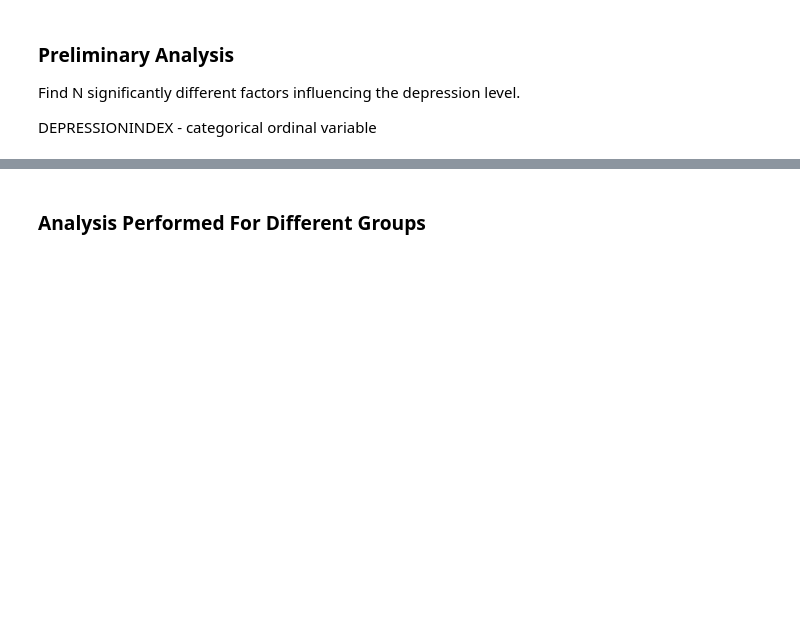
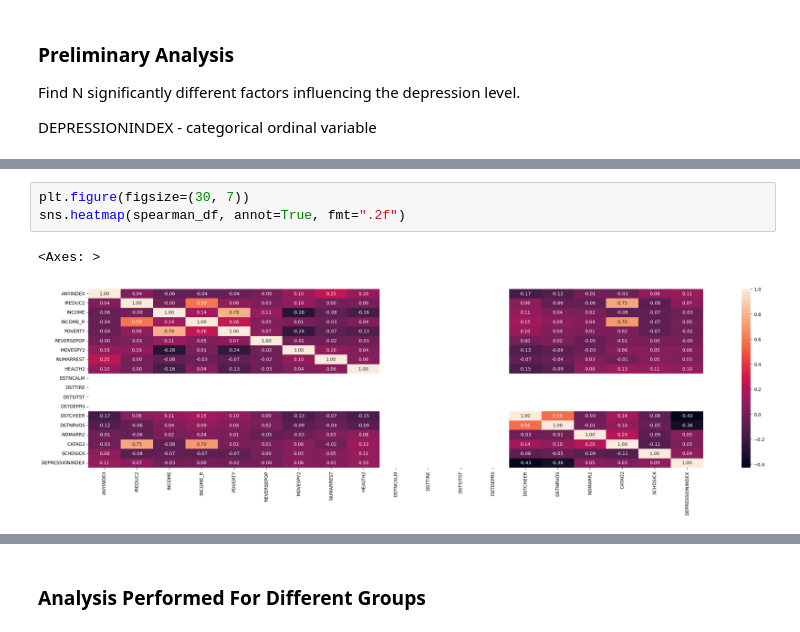
Before and after one commit to KozAAAAA/depression_analysis, a Jupyter notebook: analysis.ipynb, the cells around one changed output, grey strips where cells are left out. Saved outputs shown, nothing was run; the diff lists cells and outputs as text; blank space fills up the shorter version.

```diff
--- a/analysis.ipynb
+++ b/analysis.ipynb
@@ -107,0 +137,6 @@ PPS
+# %%
+plt.figure(figsize=(30, 7))
+sns.heatmap(spearman_df, annot=True, fmt=".2f")
+# %% [output]
+<Axes: >
+[figure, added]
```
Also changed, not shown: parts of 9 cells of this notebook.
